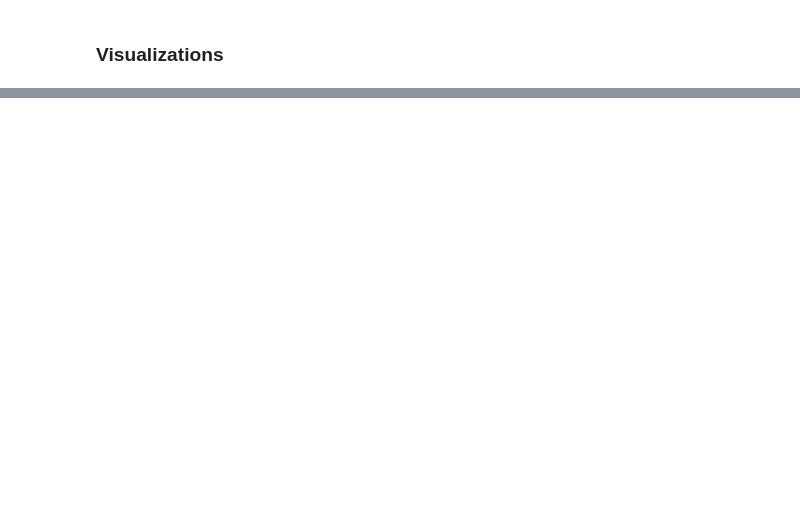
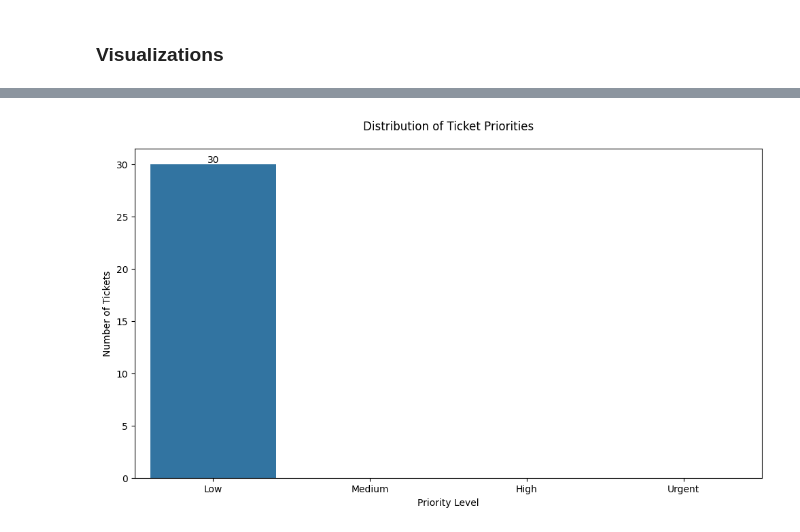
Before and after one commit to ROCstudios/Squirtle-Freshdesk-Chat-Agent, a Jupyter notebook: app/notebooks/freshdesk_eda.ipynb, the cells around one changed output, grey strips where cells are left out. Cells and saved outputs as stored; diff of their text form; code cells hidden in the pictures; blank space fills up the shorter version.

Commit message:
Data analysis v1

```diff
--- a/app/notebooks/freshdesk_eda.ipynb
+++ b/app/notebooks/freshdesk_eda.ipynb
@@ -649,0 +702,24 @@ OSError: 'seaborn' is not a valid package style, path of style file, URL of styl
+# %%
+import seaborn as sns
+import matplotlib.pyplot as plt
+
+# Set figure size
+plt.figure(figsize=(10, 6))
+
+# Create priority distribution plot
+ax = sns.countplot(data=ticket_details_df, x='priority_category', order=['Low', 'Medium', 'High', 'Urgent'])
+
+# Customize the plot
+plt.title('Distribution of Ticket Priorities', pad=20)
+plt.xlabel('Priority Level')
+plt.ylabel('Number of Tickets')
+
+# Add value labels on top of each bar
+for i in ax.containers:
+    ax.bar_label(i)
+
+# Adjust layout and display
+plt.tight_layout()
+plt.show()
+# %% [output]
+[figure, added]
```
Also changed, not shown: parts of 18 cells of this notebook.
